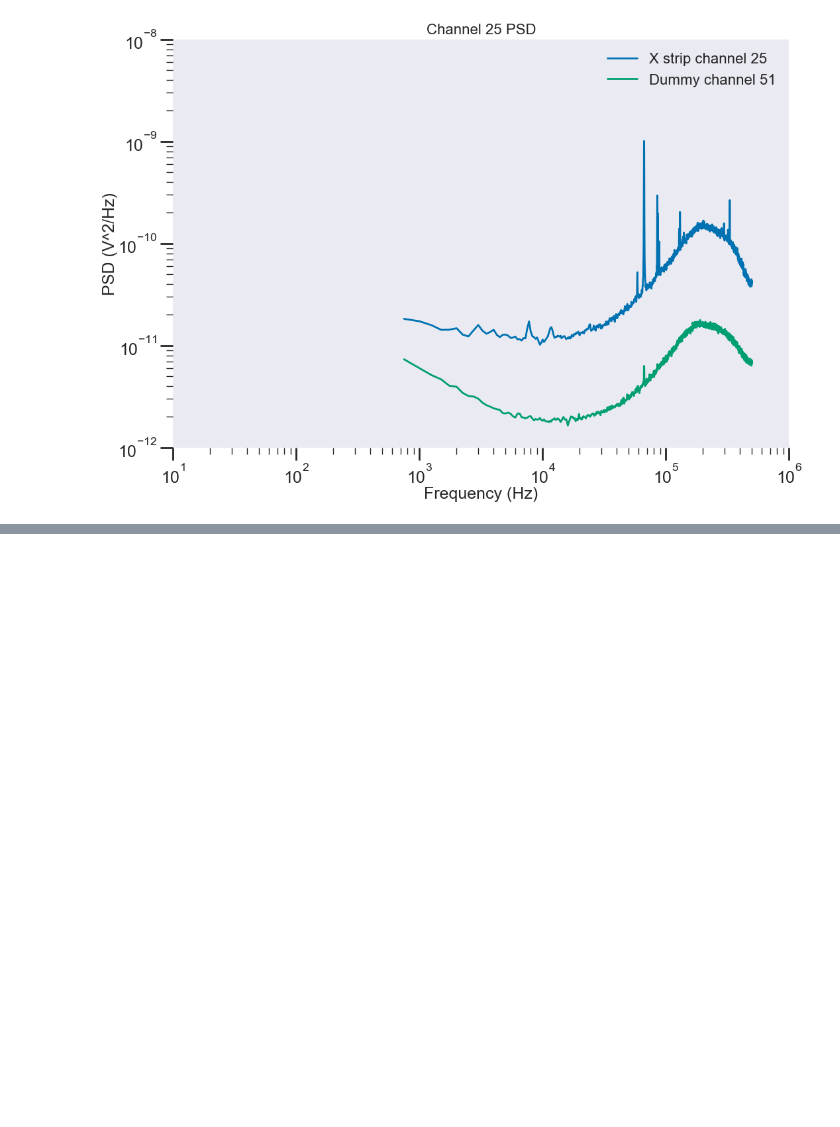
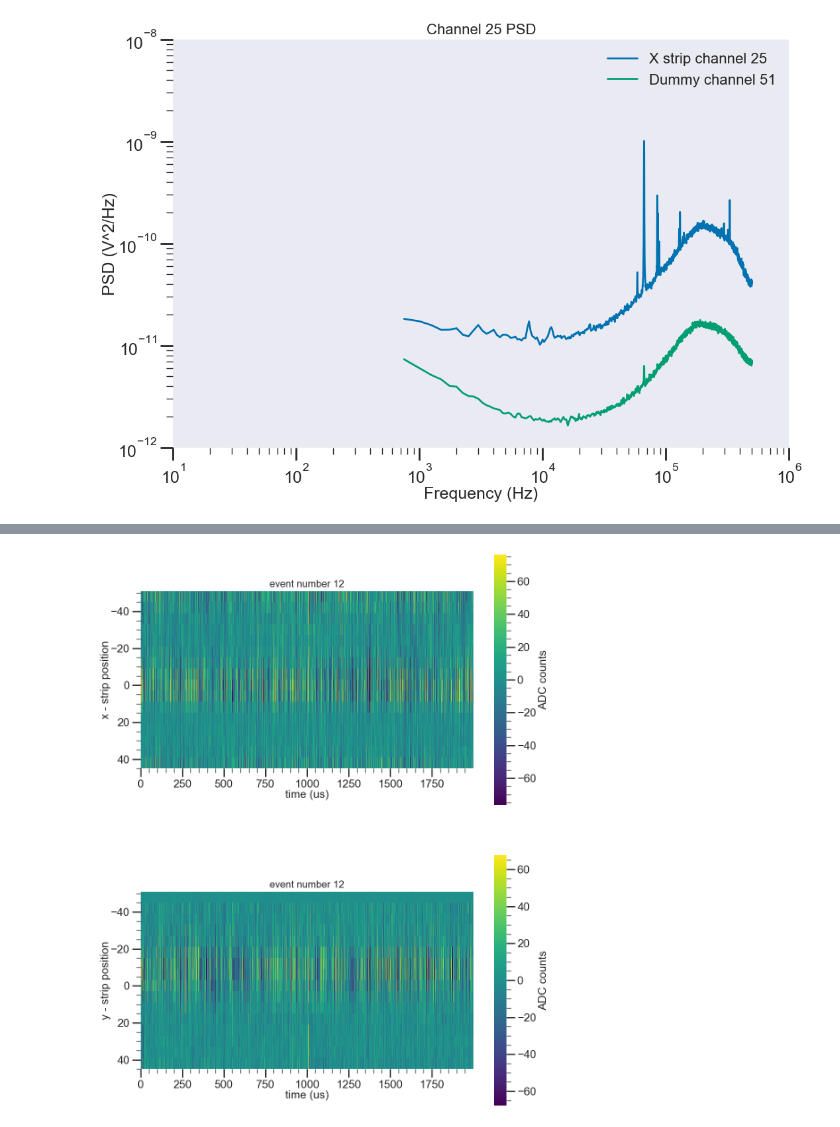
Before and after one commit to nEXO-collaboration/cryo-asic-analysis, a Jupyter notebook: notebooks/psd_analysis.ipynb, the cells around one changed output, grey strips where cells are left out. Saved outputs shown, nothing was run; the diff lists cells and outputs as text; code cells hidden in the pictures; blank space fills up the shorter version.

```diff
--- a/notebooks/psd_analysis.ipynb
+++ b/notebooks/psd_analysis.ipynb
@@ -395,0 +417,6 @@ ca.calculate_avg_psds()
+# %%
+ca.load_config(config_filepath)
+fig, ax = ca.plot_event_xysep(12, show=False)
+plt.show()
+# %% [output]
+[figure, added]
```
Also changed, not shown: parts of 5 cells of this notebook, 3 other files.
